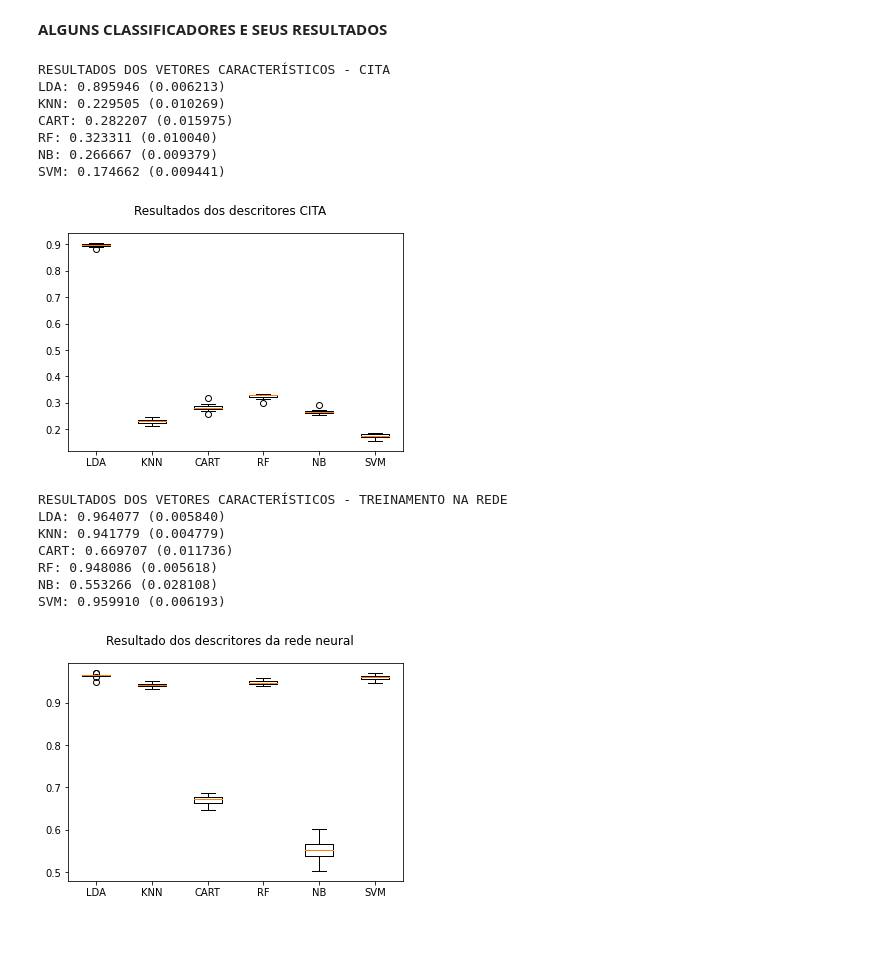
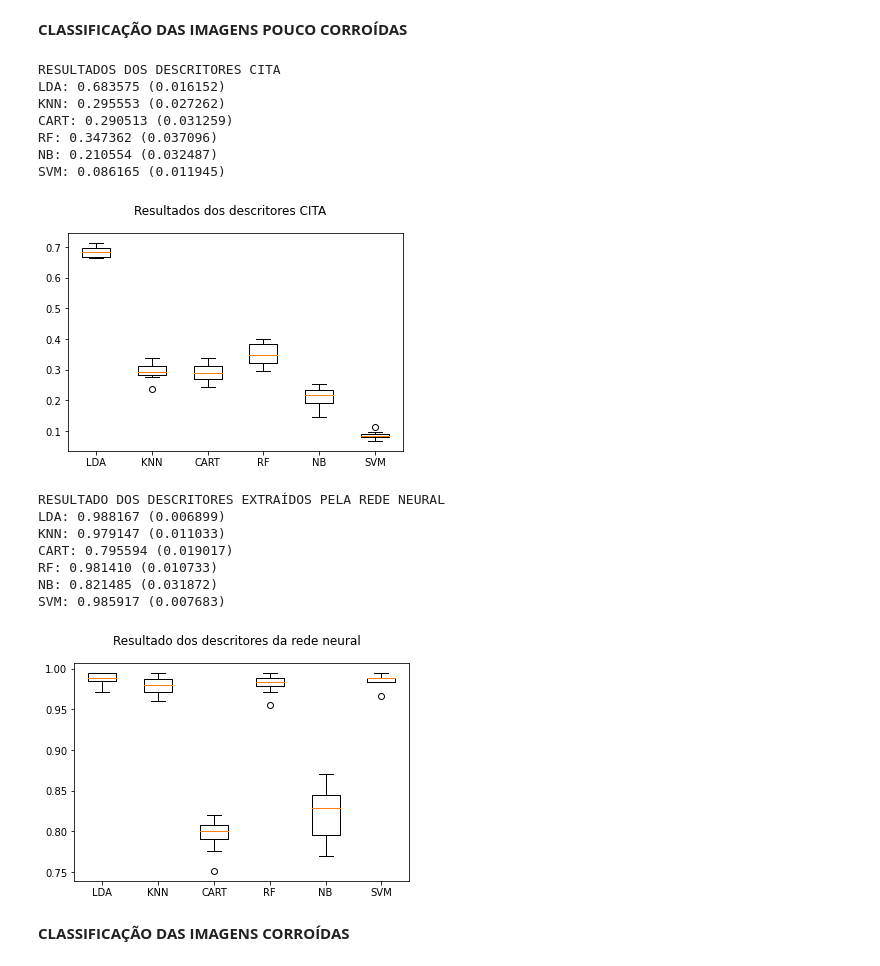
Before and after one commit to maricamolesi/Iniciacao-Cientifica, a Jupyter notebook: Classificadores.ipynb, the cells around one changed output. Cells and saved outputs as stored; diff of their text form; code cells hidden in the pictures; blank space fills up the shorter version.

```diff
--- a/Classificadores.ipynb
+++ b/Classificadores.ipynb
@@ -34,5 +25,3 @@ LABELS = np.loadtxt('/content/drive/My Drive/ProjetoIC/CITA/LABELS.txt')
-# %% [markdown]
-**ALGUNS CLASSIFICADORES E SEUS RESULTADOS**
 # %%
 classifiers = []
 classifiers.append(('LDA', LinearDiscriminantAnalysis()))
@@ -44,15 +36,23 @@ classifiers.append(('SVM', SVC()))
+# %% [markdown]
+**CLASSIFICAÇÃO DAS IMAGENS POUCO CORROÍDAS**
+# %%
+#Matriz de descritores extraídos pela rede neural
+MATRIX_NEURALNETWORK = np.load('/content/drive/My Drive/ProjetoIC/CITA/FEATURES_POUCOCORROIDO.npy')
+
+#Matriz de descritores extraídos pelo modelo de automâtos celulares
+MATRIX_CITA = np.load('/content/drive/My Drive/ProjetoIC/CITA/CITA-POUCOCORROIDO.npy')
 # %%
 resultados = []
 classificadores = []
 
-print("RESULTADOS DOS VETORES CARACTERÍSTICOS - CITA")
+print("RESULTADOS DOS DESCRITORES CITA")
 
 for name, model in classifiers:
-    split = StratifiedShuffleSplit(n_splits=10, test_size=0.5, random_state=0)
-    results = cross_val_score(model, MATRIX_CITA, LABELS, cv=split, scoring="accuracy")
-    resultados.append(results)
+    kfold = StratifiedKFold(n_splits=10, shuffle=True, random_state=0)
+    cv_results = cross_val_score(model, MATRIX_CITA, LABELS, cv=kfold, scoring="accuracy")
+    resultados.append(cv_results)
     classificadores.append(name)
-    msg = "%s: %f (%f)" % (name, results.mean(), results.std())
+    msg = "%s: %f (%f)" % (name, cv_results.mean(), cv_results.std())
     print(msg)
 
 #Boxplot para comparar os resultados
@@ -63,41 +63,43 @@ pyplot.boxplot(resultados)
 ax.set_xticklabels(classificadores)
 pyplot.show()
 # %% [output]
-RESULTADOS DOS VETORES CARACTERÍSTICOS - CITA
-LDA: 0.895946 (0.006213)
-KNN: 0.229505 (0.010269)
-CART: 0.282207 (0.015975)
-RF: 0.323311 (0.010040)
-NB: 0.266667 (0.009379)
-SVM: 0.174662 (0.009441)
+RESULTADOS DOS DESCRITORES CITA
+LDA: 0.683575 (0.016152)
+KNN: 0.295553 (0.027262)
+CART: 0.290513 (0.031259)
+RF: 0.347362 (0.037096)
+NB: 0.210554 (0.032487)
+SVM: 0.086165 (0.011945)
-[figure, old version]
+[figure, new version]
 # %%
 resultados = []
 classificadores = []
 
-print("RESULTADOS DOS VETORES CARACTERÍSTICOS - TREINAMENTO NA REDE")
+print("RESULTADO DOS DESCRITORES EXTRAÍDOS PELA REDE NEURAL")
 
 for name, model in classifiers:
-    split = StratifiedShuffleSplit(n_splits=10, test_size=0.5, random_state=0)
-    results = cross_val_score(model, MATRIX_NEURALNETWORK, LABELS, cv=split, scoring="accuracy")
-    resultados.append(results)
+    kfold = StratifiedKFold(n_splits=10, shuffle=True, random_state=0)
+    cv_results = cross_val_score(model, MATRIX_NEURALNETWORK, LABELS, cv=kfold, scoring="accuracy")
+    resultados.append(cv_results)
     classificadores.append(name)
-    msg = "%s: %f (%f)" % (name, results.mean(), results.std())
+    msg = "%s: %f (%f)" % (name, cv_results.mean(), cv_results.std())
     print(msg)
 
 #Boxplot para comparar os resultados
 fig = pyplot.figure()
 fig.suptitle('Resultado dos descritores da rede neural')
 ax = fig.add_subplot(111)
 pyplot.boxplot(resultados)
 ax.set_xticklabels(classificadores)
 pyplot.show()
 # %% [output]
-RESULTADOS DOS VETORES CARACTERÍSTICOS - TREINAMENTO NA REDE
-LDA: 0.964077 (0.005840)
-KNN: 0.941779 (0.004779)
-CART: 0.669707 (0.011736)
-RF: 0.948086 (0.005618)
-NB: 0.553266 (0.028108)
-SVM: 0.959910 (0.006193)
+RESULTADO DOS DESCRITORES EXTRAÍDOS PELA REDE NEURAL
+LDA: 0.988167 (0.006899)
+KNN: 0.979147 (0.011033)
+CART: 0.795594 (0.019017)
+RF: 0.981410 (0.010733)
+NB: 0.821485 (0.031872)
+SVM: 0.985917 (0.007683)
-[figure, old version]
+[figure, new version]
+# %% [markdown]
+**CLASSIFICAÇÃO DAS IMAGENS CORROÍDAS**
```
Also changed, not shown: parts of 11 cells of this notebook.
